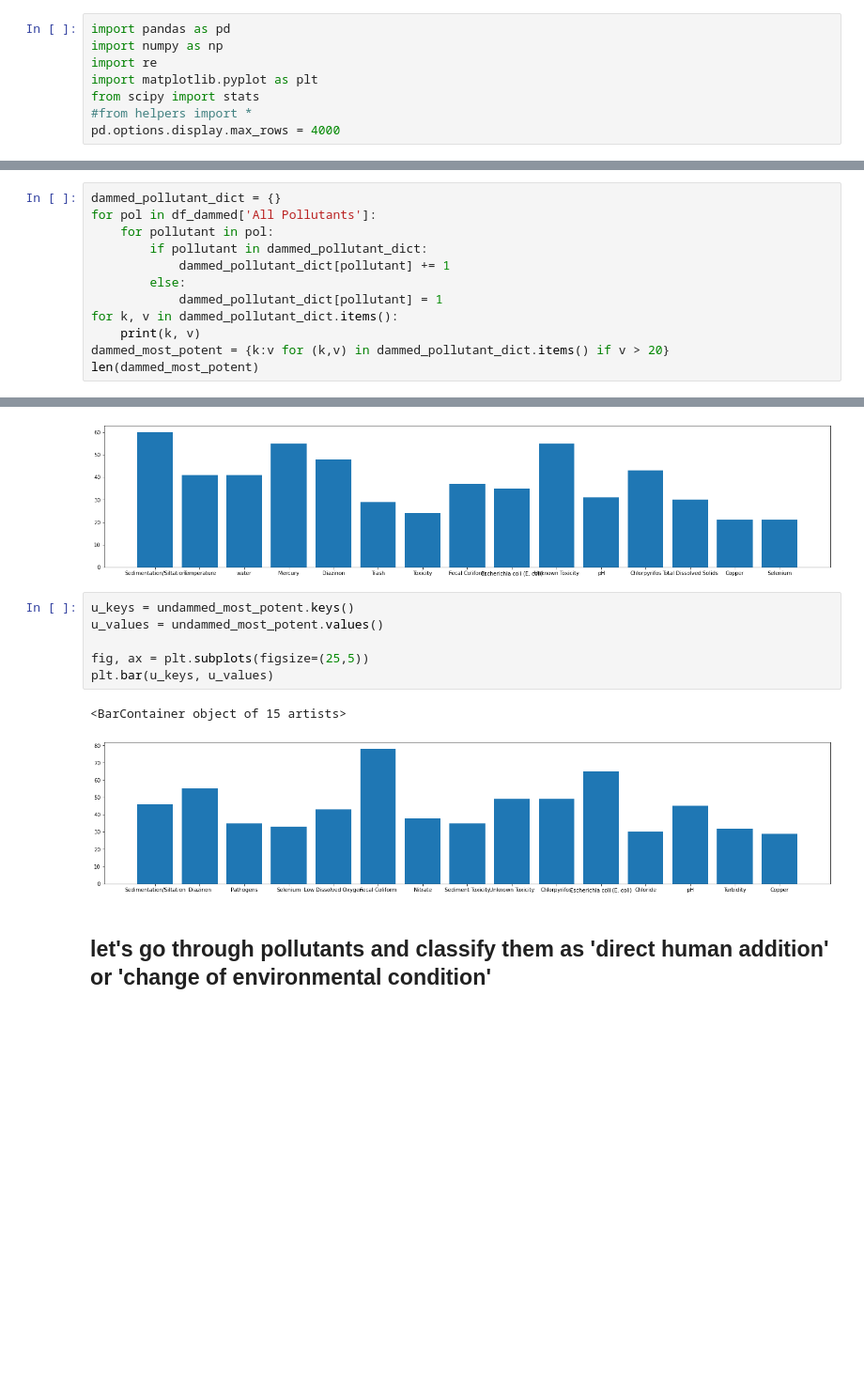
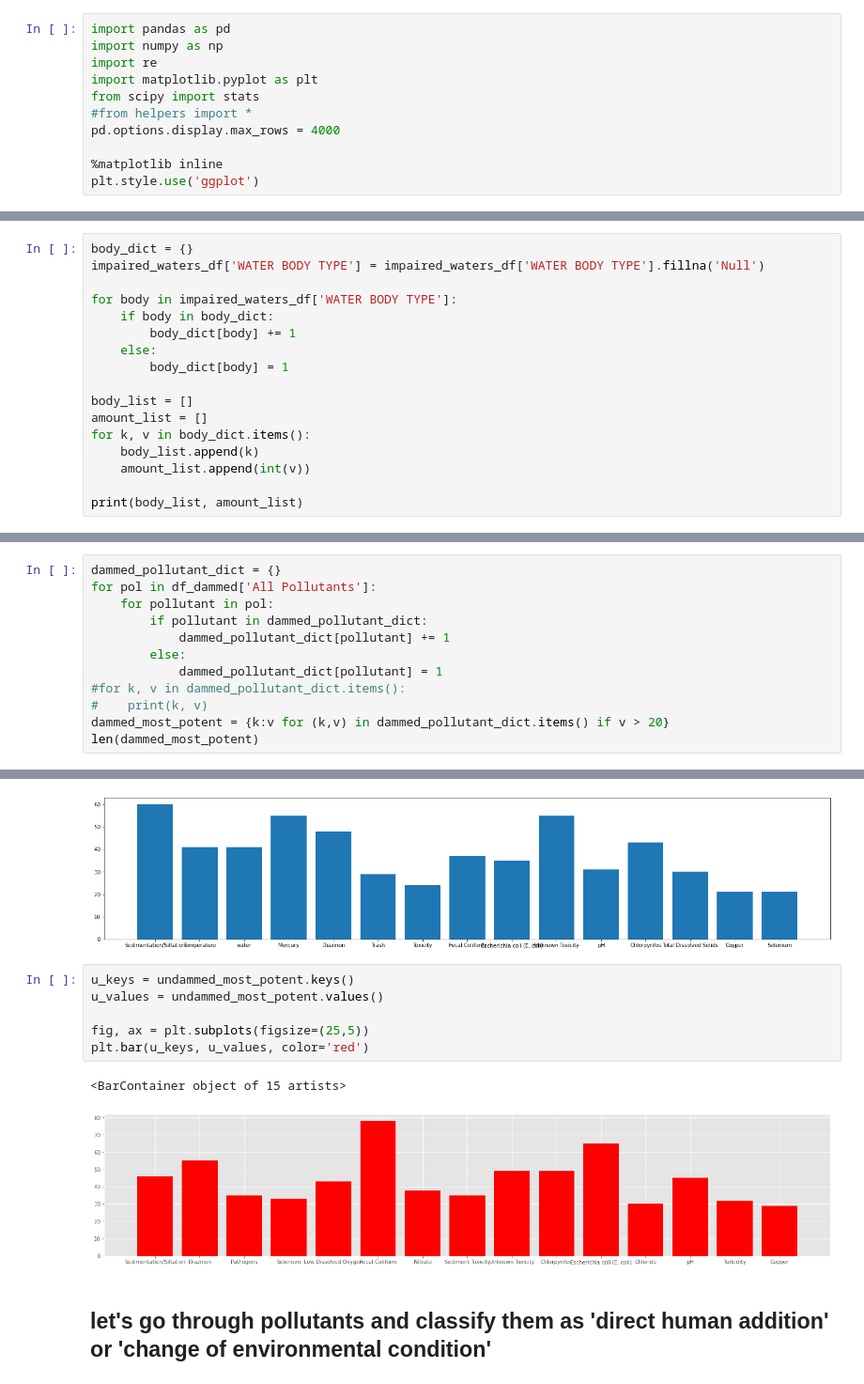
Before and after one commit to puga-42/Are-we-fixing-our-dammed-rivers, a Jupyter notebook: dammed_rivers.ipynb, the cells around one changed output, grey strips where cells are left out. Shown at 94% size. Saved outputs shown, nothing was run; the diff lists cells and outputs as text; blank space fills up the shorter version.

```diff
--- a/dammed_rivers.ipynb
+++ b/dammed_rivers.ipynb
@@ -6,6 +6,9 @@ import matplotlib.pyplot as plt
 from scipy import stats
 #from helpers import *
 pd.options.display.max_rows = 4000
+
+%matplotlib inline
+plt.style.use('ggplot')
 # %% [markdown]
 ## Reading in Dam and 303d data
 # %%
@@ -13,0 +38,17 @@ cal_dams = pd.read_csv('ca_dams.csv')
+# %%
+body_dict = {}
+impaired_waters_df['WATER BODY TYPE'] = impaired_waters_df['WATER BODY TYPE'].fillna('Null')
+
+for body in impaired_waters_df['WATER BODY TYPE']:
+    if body in body_dict:
+        body_dict[body] += 1
+    else:
+        body_dict[body] = 1
+
+body_list = []
+amount_list = []
+for k, v in body_dict.items():
+    body_list.append(k)
+    amount_list.append(int(v))
+
+print(body_list, amount_list)
@@ -523,8 +574,8 @@ for pol in df_dammed['All Pollutants']:
             dammed_pollutant_dict[pollutant] += 1
         else:
             dammed_pollutant_dict[pollutant] = 1
-for k, v in dammed_pollutant_dict.items():
-    print(k, v)
+#for k, v in dammed_pollutant_dict.items():
+#    print(k, v)
 dammed_most_potent = {k:v for (k,v) in dammed_pollutant_dict.items() if v > 20}
 len(dammed_most_potent)
 # %% [output]
@@ -599,12 +696,12 @@ plt.bar(keys, values)
 # %%
 u_keys = undammed_most_potent.keys()
 u_values = undammed_most_potent.values()
 
 fig, ax = plt.subplots(figsize=(25,5))
-plt.bar(u_keys, u_values)
+plt.bar(u_keys, u_values, color='red')
 # %% [output]
 <BarContainer object of 15 artists>
-[figure, old version]
+[figure, new version]
 # %% [markdown]
 ## let's go through pollutants and classify them as 'direct human addition' or 'change of environmental condition'
 # %%
```
Also changed, not shown: parts of 15 cells of this notebook, 1 other file.
